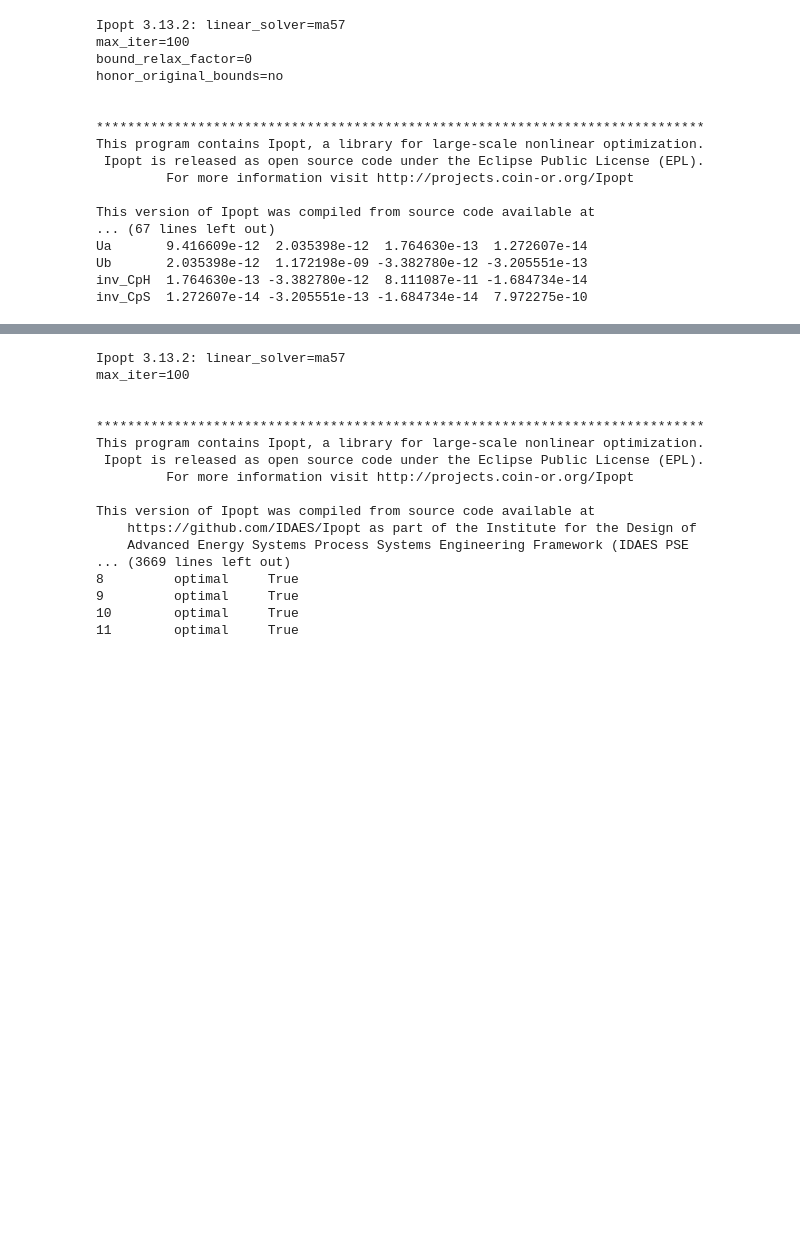
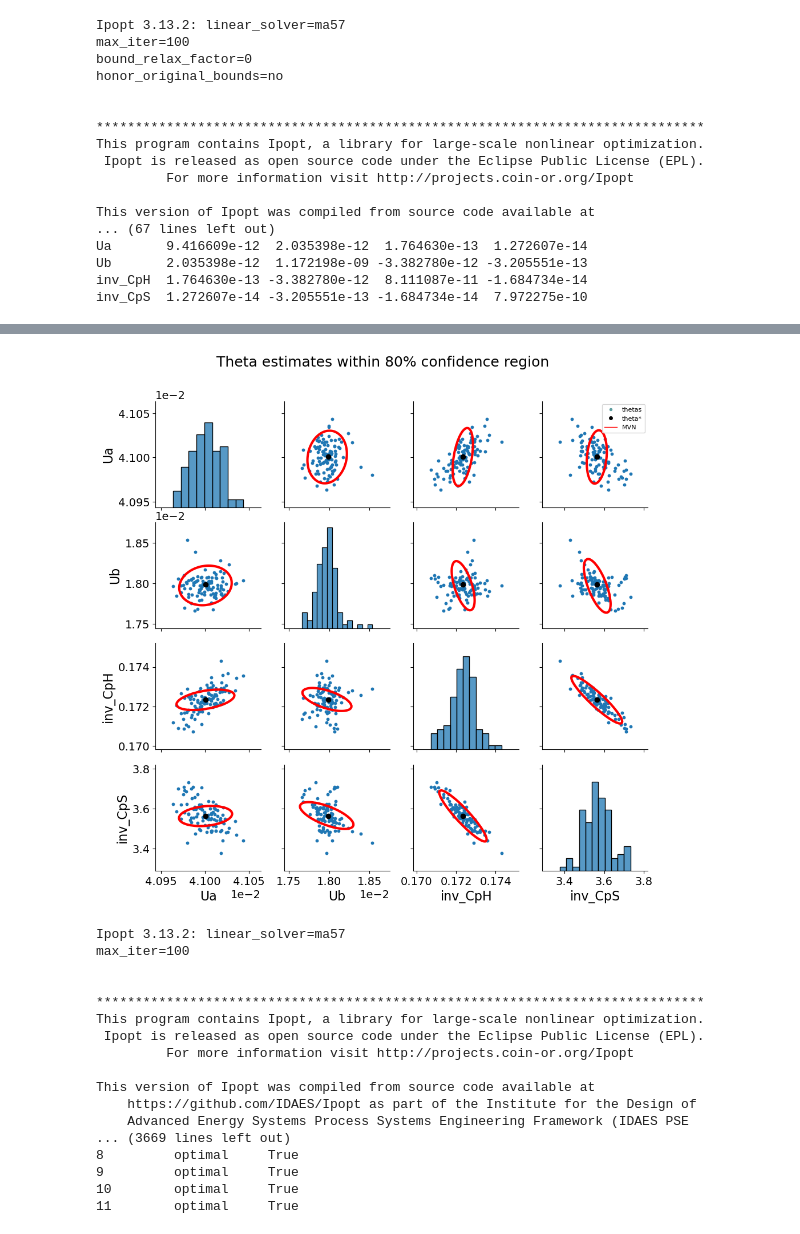
Before and after one commit to slilonfe5/pyomo-doe, a Jupyter notebook: acc_contrib_SSC/parmest_regularization.ipynb, the cells around one changed output, grey strips where cells are left out. Drawn from its saved outputs; the diff is of its cells as text; code cells hidden in the pictures; blank space fills up the shorter version.

```diff
--- a/acc_contrib_SSC/parmest_regularization.ipynb
+++ b/acc_contrib_SSC/parmest_regularization.ipynb
@@ -595,3 +595,14 @@ inv_CpS -4.661875e-07 -1.240401e-06 -3.538748e-05  5.447135e-03
+# %%
+if parmest.graphics.seaborn_available:
+    parmest.graphics.pairwise_plot(
+        (theta_phys_est, cov_regL1_phys, 100),
+        theta_star=theta_phys_est,
+        alpha=0.8,
+        distributions=['MVN'],
+        title='Theta estimates within 80% confidence region',
+    )
+# %% [output]
+[figure, added]
 # %%
 # Profile likelihood for each parameter with no prior
 profile_results_no_prior = pest.profile_likelihood(
```
Also changed, not shown: parts of 8 cells of this notebook, 1 other file.
